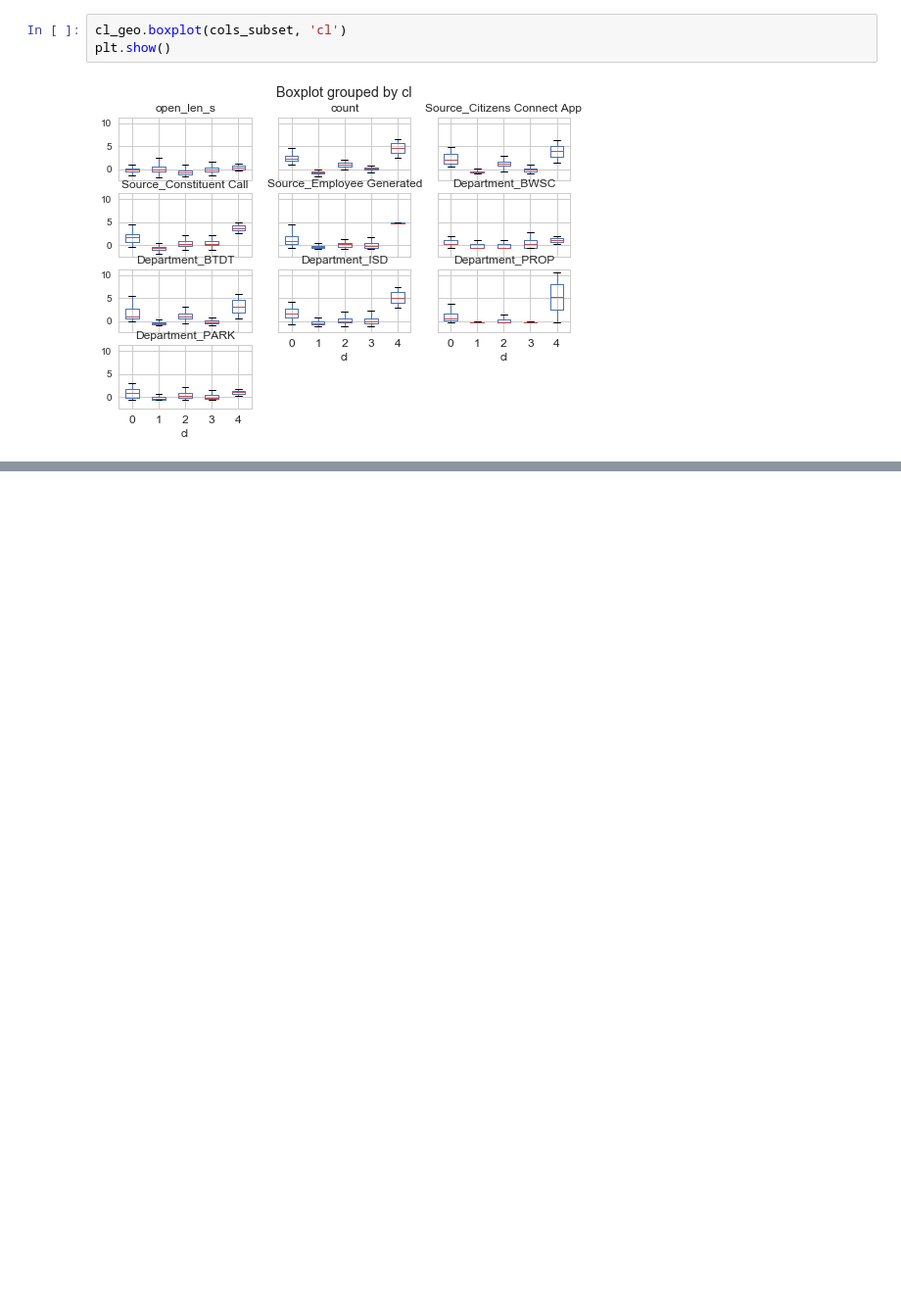
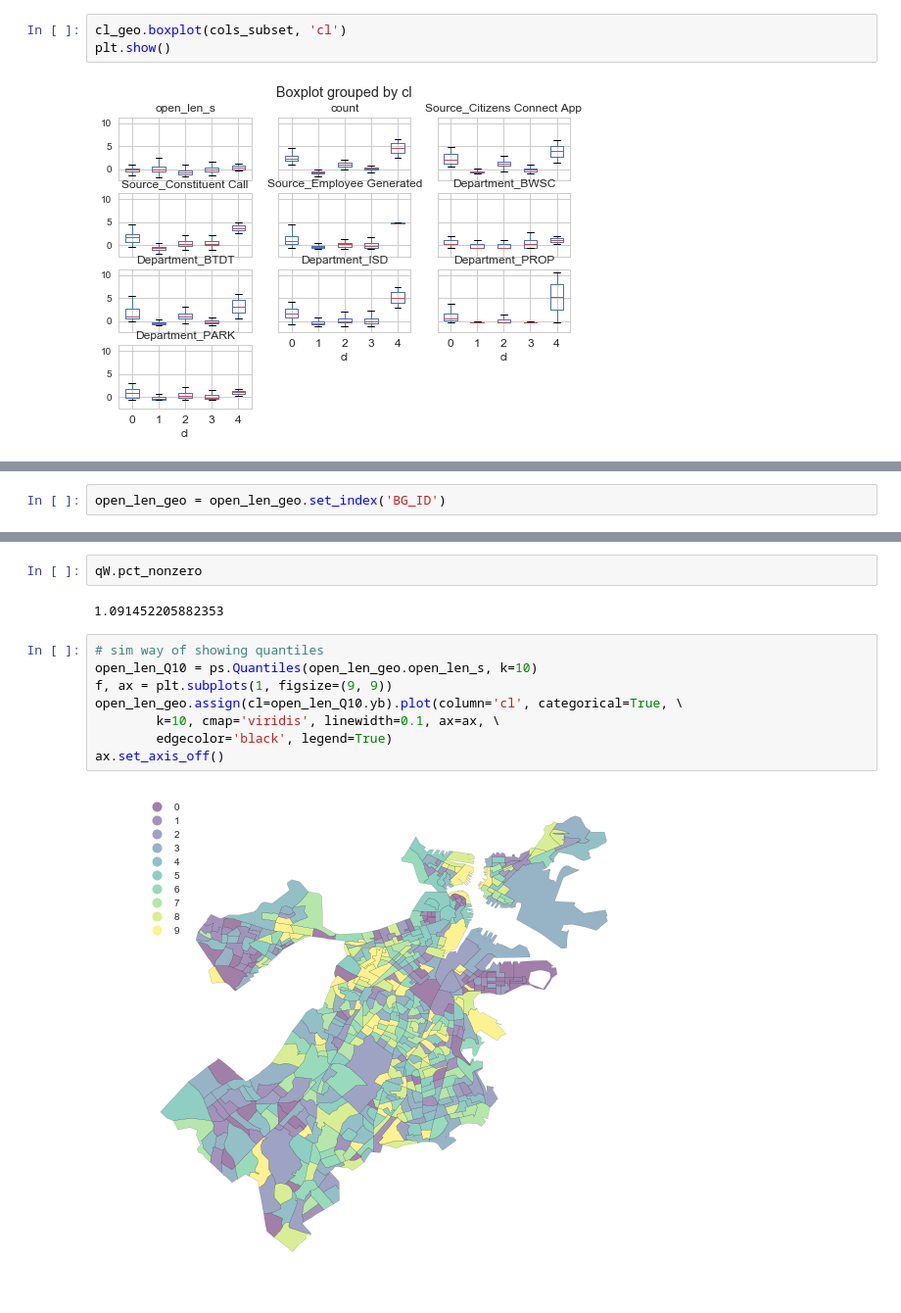
Before and after one commit to paylakatel/explore_311, a Jupyter notebook: clusters.ipynb, the cells around one changed output, grey strips where cells are left out. Shown at 98% size. Saved outputs shown, nothing was run; the diff lists cells and outputs as text; blank space fills up the shorter version.

```diff
--- a/clusters.ipynb
+++ b/clusters.ipynb
@@ -299,0 +342,2 @@ plt.show()
+# %%
+open_len_geo = open_len_geo.set_index('BG_ID')
@@ -299,0 +362,14 @@ plt.show()
+# %%
+qW.pct_nonzero
+# %% [output]
+1.091452205882353
+# %%
+# sim way of showing quantiles
+open_len_Q10 = ps.Quantiles(open_len_geo.open_len_s, k=10)
+f, ax = plt.subplots(1, figsize=(9, 9))
+open_len_geo.assign(cl=open_len_Q10.yb).plot(column='cl', categorical=True, \
+        k=10, cmap='viridis', linewidth=0.1, ax=ax, \
+        edgecolor='black', legend=True)
+ax.set_axis_off()
+# %% [output]
+[figure, added]
```
Also changed, not shown: parts of 25 cells of this notebook.
